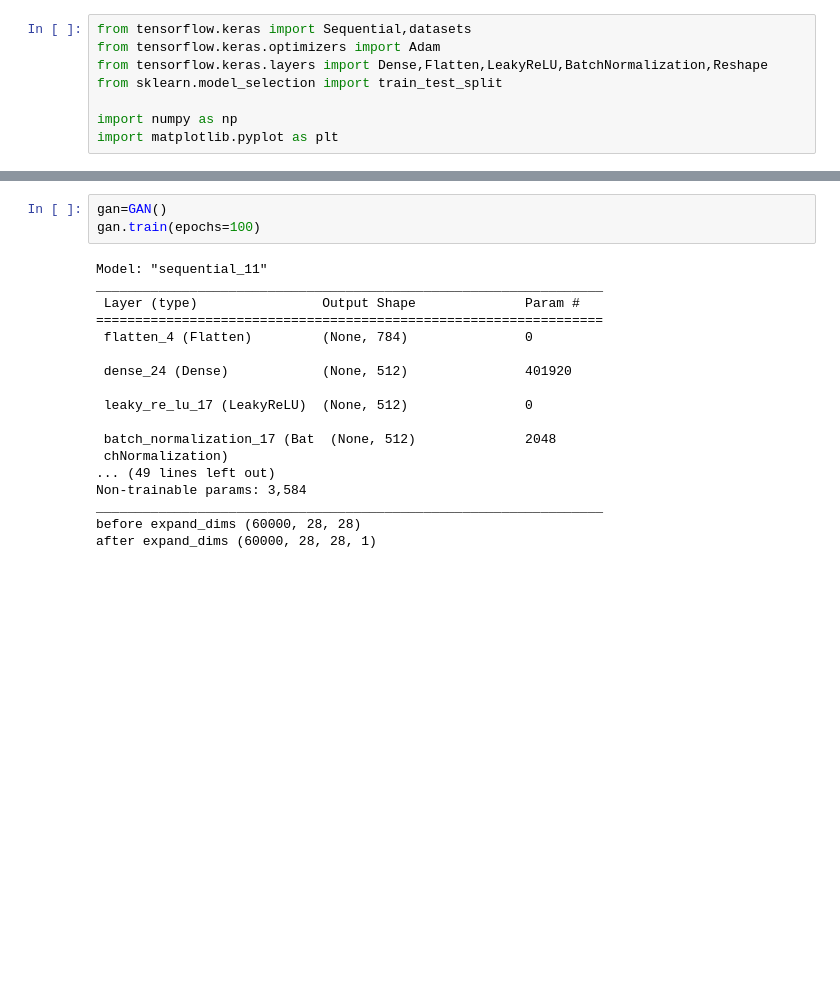
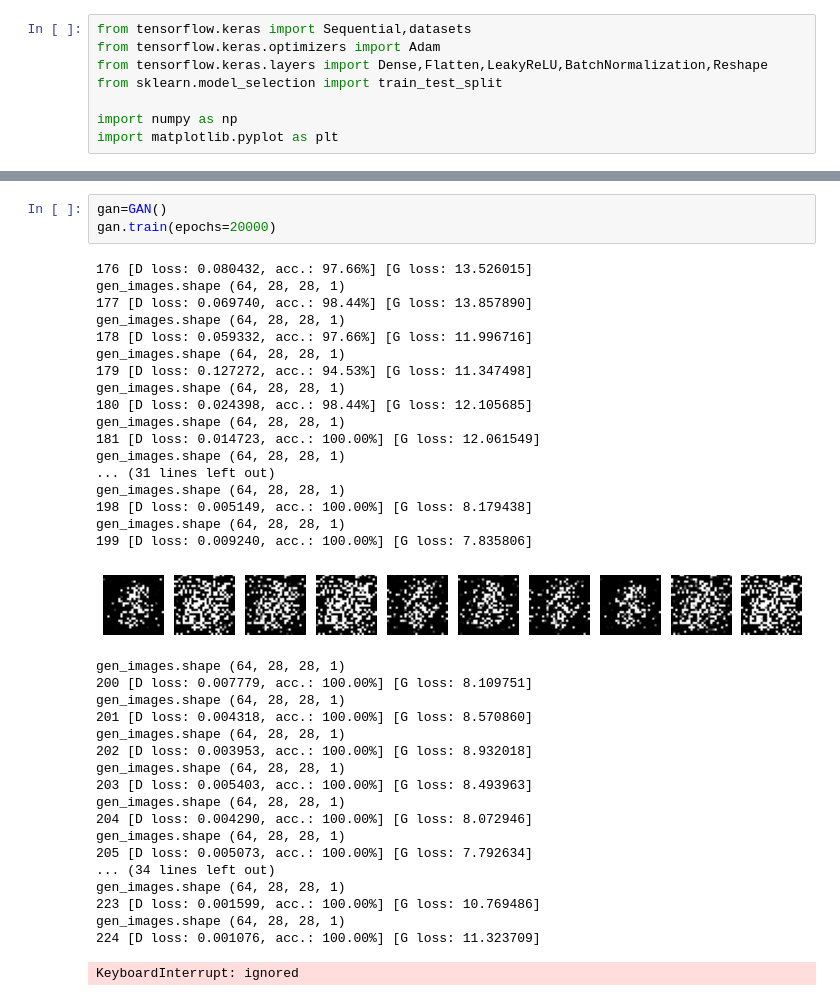
Before and after one commit to always-reach/GAN, a Jupyter notebook: gan.ipynb, the cells around one changed output, grey strips where cells are left out. Saved outputs shown, nothing was run; the diff lists cells and outputs as text; blank space fills up the shorter version.

```diff
--- a/gan.ipynb
+++ b/gan.ipynb
@@ -114,21 +109,40 @@ plt.show()
 # %%
 gan=GAN()
-gan.train(epochs=100)
+gan.train(epochs=20000)
 # %% [output]
-Model: "sequential_11"
-_________________________________________________________________
- Layer (type)                Output Shape              Param #
-=================================================================
- flatten_4 (Flatten)         (None, 784)               0
-
- dense_24 (Dense)            (None, 512)               401920
-
- leaky_re_lu_17 (LeakyReLU)  (None, 512)               0
-
- batch_normalization_17 (Bat  (None, 512)              2048
- chNormalization)
-... (49 lines left out)
-Non-trainable params: 3,584
-_________________________________________________________________
-before expand_dims (60000, 28, 28)
-after expand_dims (60000, 28, 28, 1)
+176 [D loss: 0.080432, acc.: 97.66%] [G loss: 13.526015]
+gen_images.shape (64, 28, 28, 1)
+177 [D loss: 0.069740, acc.: 98.44%] [G loss: 13.857890]
+gen_images.shape (64, 28, 28, 1)
+178 [D loss: 0.059332, acc.: 97.66%] [G loss: 11.996716]
+gen_images.shape (64, 28, 28, 1)
+179 [D loss: 0.127272, acc.: 94.53%] [G loss: 11.347498]
+gen_images.shape (64, 28, 28, 1)
+180 [D loss: 0.024398, acc.: 98.44%] [G loss: 12.105685]
+gen_images.shape (64, 28, 28, 1)
+181 [D loss: 0.014723, acc.: 100.00%] [G loss: 12.061549]
+gen_images.shape (64, 28, 28, 1)
+... (31 lines left out)
+gen_images.shape (64, 28, 28, 1)
+198 [D loss: 0.005149, acc.: 100.00%] [G loss: 8.179438]
+gen_images.shape (64, 28, 28, 1)
+199 [D loss: 0.009240, acc.: 100.00%] [G loss: 7.835806]
+[figure, added]
+gen_images.shape (64, 28, 28, 1)
+200 [D loss: 0.007779, acc.: 100.00%] [G loss: 8.109751]
+gen_images.shape (64, 28, 28, 1)
+201 [D loss: 0.004318, acc.: 100.00%] [G loss: 8.570860]
+gen_images.shape (64, 28, 28, 1)
+202 [D loss: 0.003953, acc.: 100.00%] [G loss: 8.932018]
+gen_images.shape (64, 28, 28, 1)
+203 [D loss: 0.005403, acc.: 100.00%] [G loss: 8.493963]
+gen_images.shape (64, 28, 28, 1)
+204 [D loss: 0.004290, acc.: 100.00%] [G loss: 8.072946]
+gen_images.shape (64, 28, 28, 1)
+205 [D loss: 0.005073, acc.: 100.00%] [G loss: 7.792634]
+... (34 lines left out)
+gen_images.shape (64, 28, 28, 1)
+223 [D loss: 0.001599, acc.: 100.00%] [G loss: 10.769486]
+gen_images.shape (64, 28, 28, 1)
+224 [D loss: 0.001076, acc.: 100.00%] [G loss: 11.323709]
+KeyboardInterrupt: ignored
```
Also changed, not shown: parts of 4 cells of this notebook.
